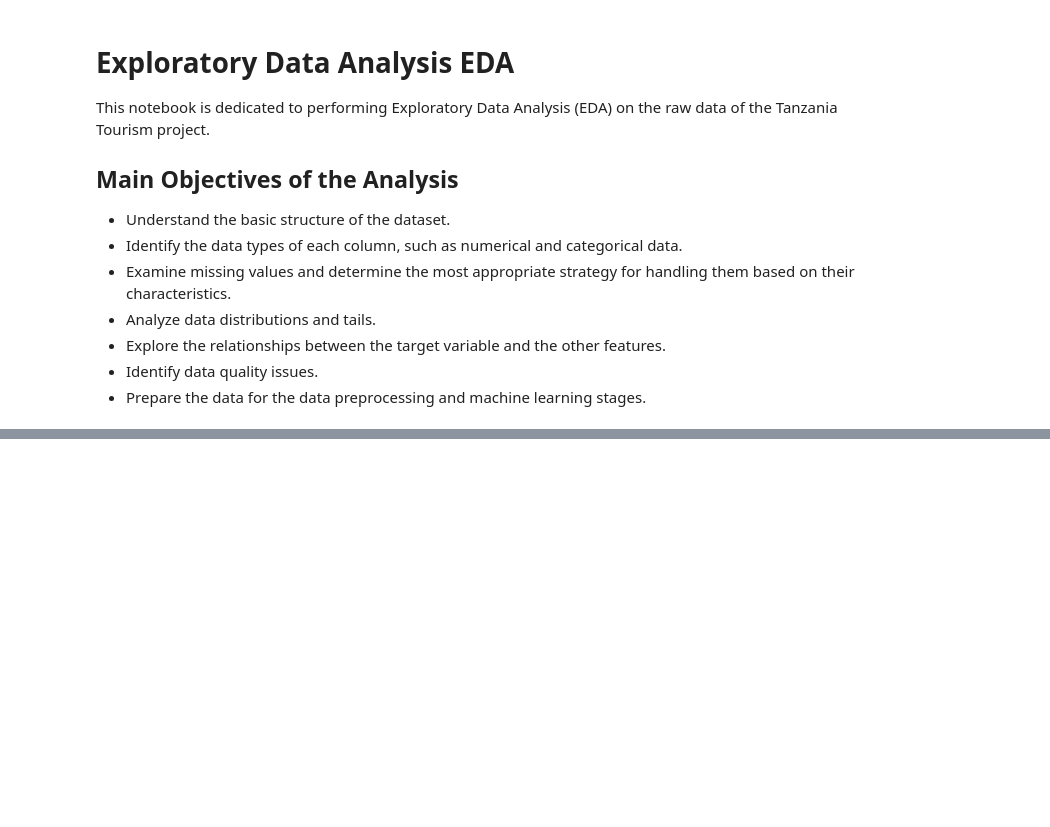
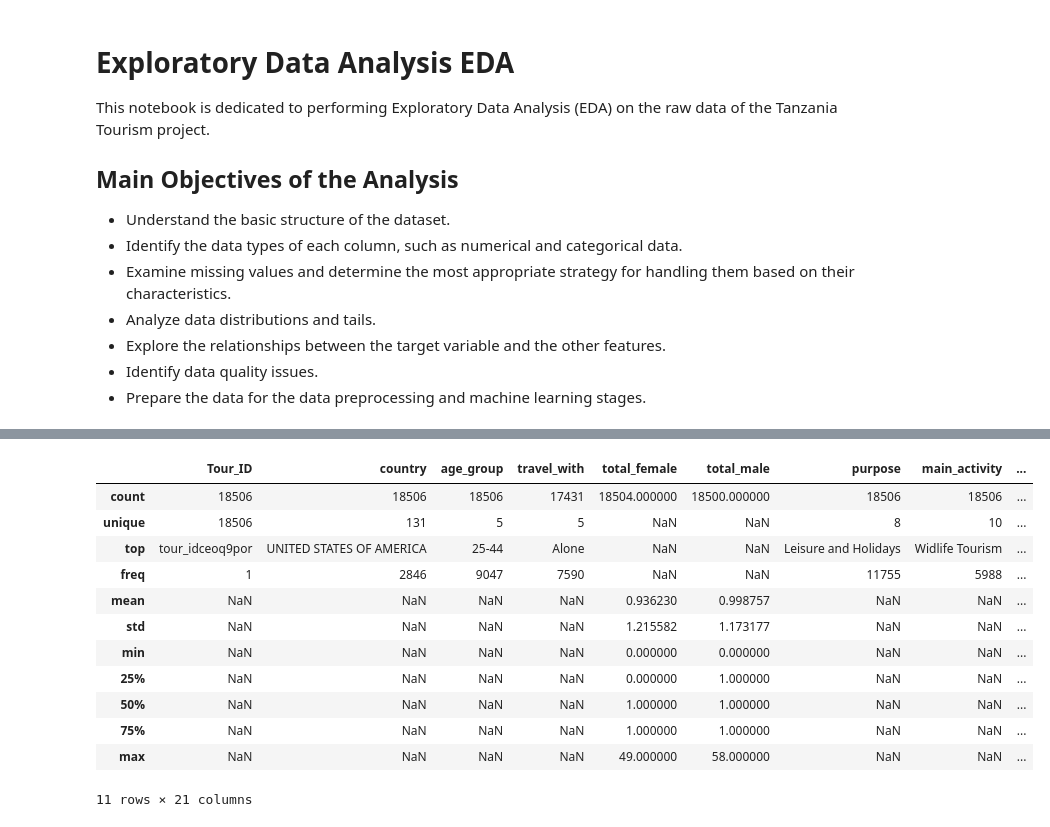
Before and after one commit to kareem0088/tanzania-tourism-classification, a Jupyter notebook: notebooks/01_statistical_eda.ipynb, the cells around one changed output, grey strips where cells are left out. Cells and saved outputs as stored; diff of their text form; code cells hidden in the pictures; blank space fills up the shorter version.

```diff
--- a/notebooks/01_statistical_eda.ipynb
+++ b/notebooks/01_statistical_eda.ipynb
@@ -16,0 +137,16 @@ This notebook is dedicated to performing Exploratory Data Analysis (EDA) on the
+# %%
+df.describe(include='all')
+# %% [output]
+|  | Tour_ID | country | age_group | travel_with | total_female | total_male | purpose | main_activity | ... |
+| count | 18506 | 18506 | 18506 | 17431 | 18504.000000 | 18500.000000 | 18506 | 18506 | ... |
+| unique | 18506 | 131 | 5 | 5 | NaN | NaN | 8 | 10 | ... |
+| top | tour_idceoq9por | UNITED STATES OF AMERICA | 25-44 | Alone | NaN | NaN | Leisure and Holidays | Widlife Tourism | ... |
+| freq | 1 | 2846 | 9047 | 7590 | NaN | NaN | 11755 | 5988 | ... |
+| mean | NaN | NaN | NaN | NaN | 0.936230 | 0.998757 | NaN | NaN | ... |
+| std | NaN | NaN | NaN | NaN | 1.215582 | 1.173177 | NaN | NaN | ... |
+| min | NaN | NaN | NaN | NaN | 0.000000 | 0.000000 | NaN | NaN | ... |
+| 25% | NaN | NaN | NaN | NaN | 0.000000 | 1.000000 | NaN | NaN | ... |
+| 50% | NaN | NaN | NaN | NaN | 1.000000 | 1.000000 | NaN | NaN | ... |
+| 75% | NaN | NaN | NaN | NaN | 1.000000 | 1.000000 | NaN | NaN | ... |
+| max | NaN | NaN | NaN | NaN | 49.000000 | 58.000000 | NaN | NaN | ... |
+11 rows × 21 columns
```
Also changed, not shown: parts of 18 cells of this notebook, 2 other files.
